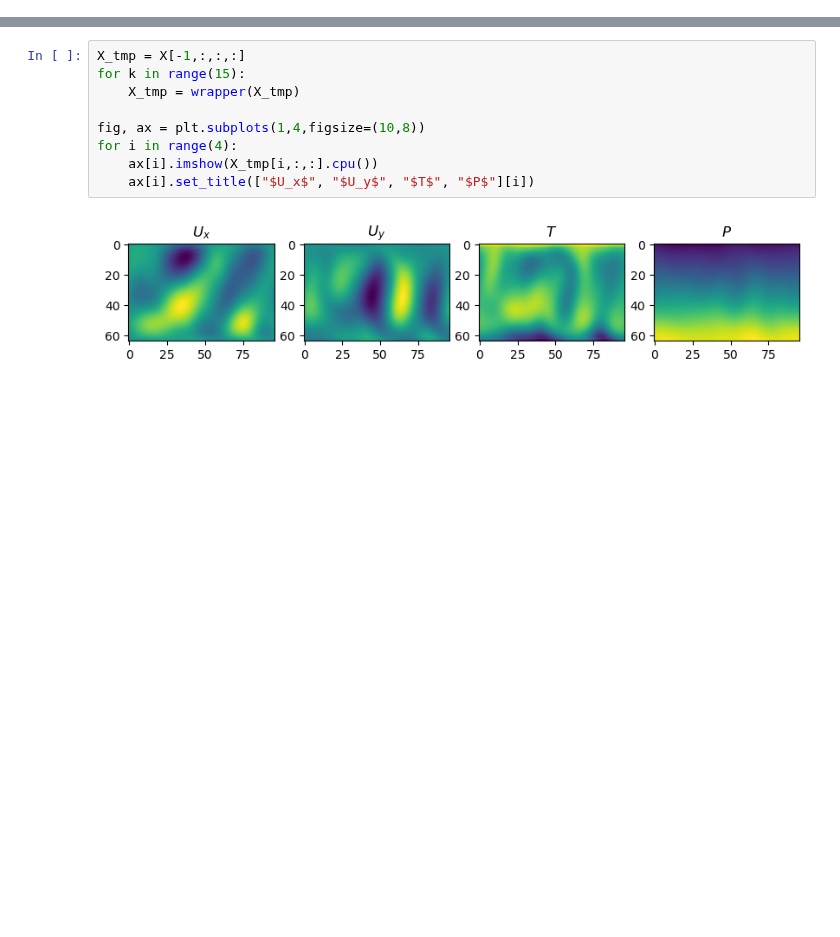
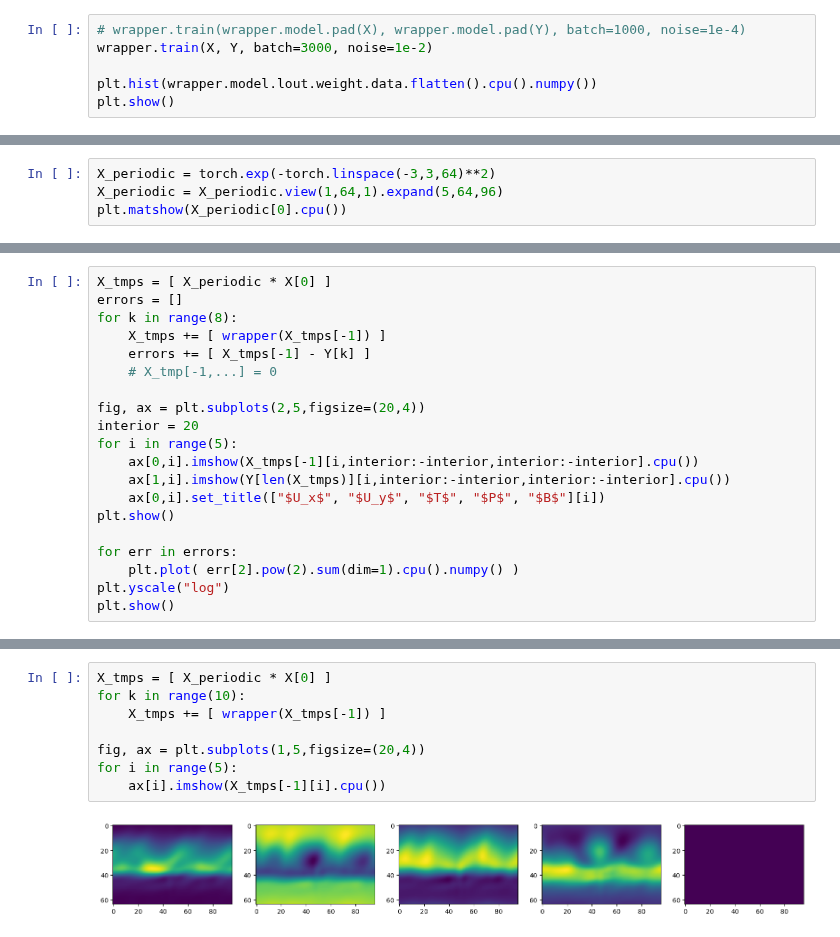
Before and after one commit to graps1/ELM-PDEs, a Jupyter notebook: rbc2d/plot_data.ipynb, the cells around one changed output, grey strips where cells are left out. Drawn from its saved outputs; the diff is of its cells as text; blank space fills up the shorter version.

```diff
--- a/rbc2d/plot_data.ipynb
+++ b/rbc2d/plot_data.ipynb
@@ -242 +239,7 @@ iter = 5, loss = 0.00116
 KeyboardInterrupt:
+# %%
+# wrapper.train(wrapper.model.pad(X), wrapper.model.pad(Y), batch=1000, noise=1e-4)
+wrapper.train(X, Y, batch=3000, noise=1e-2)
+
+plt.hist(wrapper.model.lout.weight.data.flatten().cpu().numpy())
+plt.show()
@@ -263,0 +277,4 @@ plt.show()
+# %%
+X_periodic = torch.exp(-torch.linspace(-3,3,64)**2)
+X_periodic = X_periodic.view(1,64,1).expand(5,64,96)
+plt.matshow(X_periodic[0].cpu())
@@ -263,0 +284,20 @@ plt.show()
+# %%
+X_tmps = [ X_periodic * X[0] ]
+errors = []
+for k in range(8):
+    X_tmps += [ wrapper(X_tmps[-1]) ]
+    errors += [ X_tmps[-1] - Y[k] ]
+    # X_tmp[-1,...] = 0
+
+fig, ax = plt.subplots(2,5,figsize=(20,4))
+interior = 20
+for i in range(5):
+    ax[0,i].imshow(X_tmps[-1][i,interior:-interior,interior:-interior].cpu())
+    ax[1,i].imshow(Y[len(X_tmps)][i,interior:-interior,interior:-interior].cpu())
+    ax[0,i].set_title(["$U_x$", "$U_y$", "$T$", "$P$", "$B$"][i])
+plt.show()
+
+for err in errors:
+    plt.plot( err[2].pow(2).sum(dim=1).cpu().numpy() )
+plt.yscale("log")
+plt.show()
@@ -264,11 +307,10 @@ plt.show()
 # %%
-X_tmp = X[-1,:,:,:]
-for k in range(15):
-    X_tmp = wrapper(X_tmp)
+X_tmps = [ X_periodic * X[0] ]
+for k in range(10):
+    X_tmps += [ wrapper(X_tmps[-1]) ]
 
-fig, ax = plt.subplots(1,4,figsize=(10,8))
-for i in range(4):
-    ax[i].imshow(X_tmp[i,:,:].cpu())
-    ax[i].set_title(["$U_x$", "$U_y$", "$T$", "$P$"][i])
+fig, ax = plt.subplots(1,5,figsize=(20,4))
+for i in range(5):
+    ax[i].imshow(X_tmps[-1][i].cpu())
 # %% [output]
-[figure, old version]
+[figure, new version]
```
Also changed, not shown: parts of 8 cells of this notebook.
